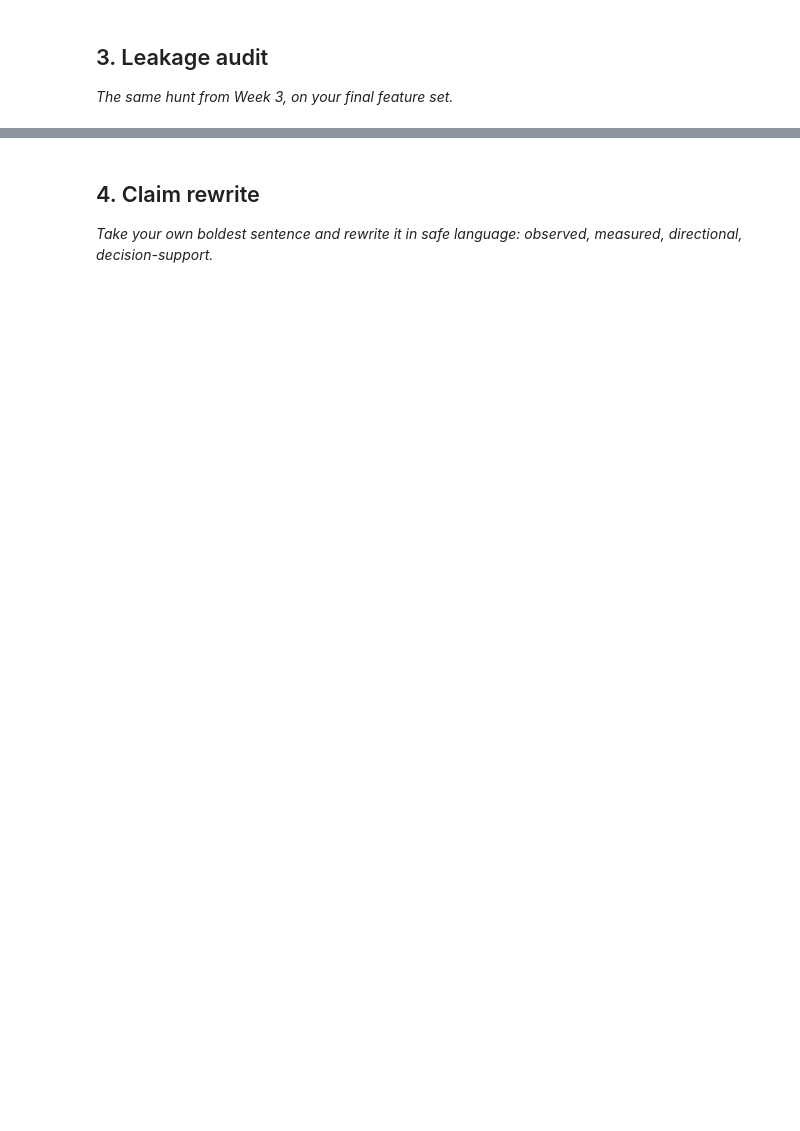
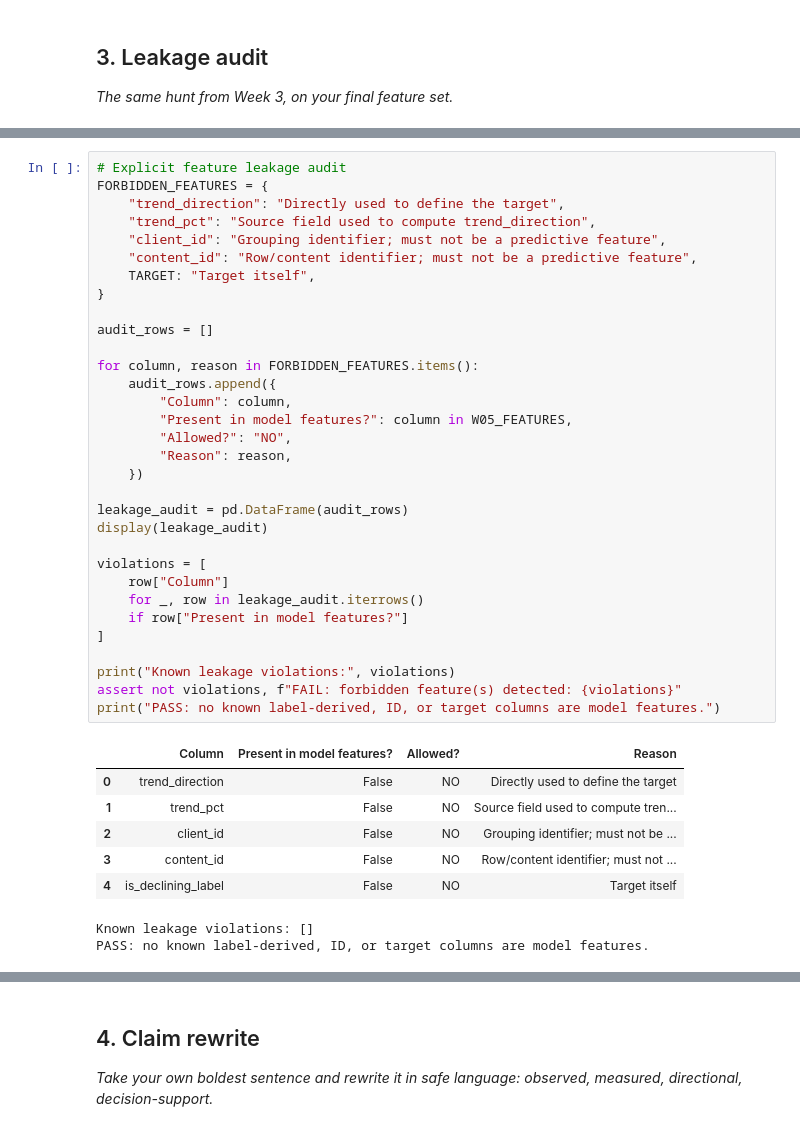
Before and after one commit to RaihanBasha7/flyrank-ml-internship, a Jupyter notebook: work/notebooks/w06_validation_audit.ipynb, the cells around one changed output, grey strips where cells are left out. Cells and saved outputs as stored; diff of their text form; blank space fills up the shorter version.

Commit message:
Complete ML-09 validation and claim audit

```diff
--- a/work/notebooks/w06_validation_audit.ipynb
+++ b/work/notebooks/w06_validation_audit.ipynb
@@ -29,0 +271,41 @@ This skeleton is yours to fill. Work the sections **in order** — each one has
+# %%
+# Explicit feature leakage audit
+FORBIDDEN_FEATURES = {
+    "trend_direction": "Directly used to define the target",
+    "trend_pct": "Source field used to compute trend_direction",
+    "client_id": "Grouping identifier; must not be a predictive feature",
+    "content_id": "Row/content identifier; must not be a predictive feature",
+    TARGET: "Target itself",
+}
+
+audit_rows = []
+
+for column, reason in FORBIDDEN_FEATURES.items():
+    audit_rows.append({
+        "Column": column,
+        "Present in model features?": column in W05_FEATURES,
+        "Allowed?": "NO",
+        "Reason": reason,
+    })
+
+leakage_audit = pd.DataFrame(audit_rows)
+display(leakage_audit)
+
+violations = [
+    row["Column"]
+    for _, row in leakage_audit.iterrows()
+    if row["Present in model features?"]
+]
+
+print("Known leakage violations:", violations)
+assert not violations, f"FAIL: forbidden feature(s) detected: {violations}"
+print("PASS: no known label-derived, ID, or target columns are model features.")
+# %% [output]
+|  | Column | Present in model features? | Allowed? | Reason |
+| 0 | trend_direction | False | NO | Directly used to define the target |
+| 1 | trend_pct | False | NO | Source field used to compute tren... |
+| 2 | client_id | False | NO | Grouping identifier; must not be ... |
+| 3 | content_id | False | NO | Row/content identifier; must not ... |
+| 4 | is_declining_label | False | NO | Target itself |
+Known leakage violations: []
+PASS: no known label-derived, ID, or target columns are model features.
```
Also changed, not shown: parts of 21 cells of this notebook.
